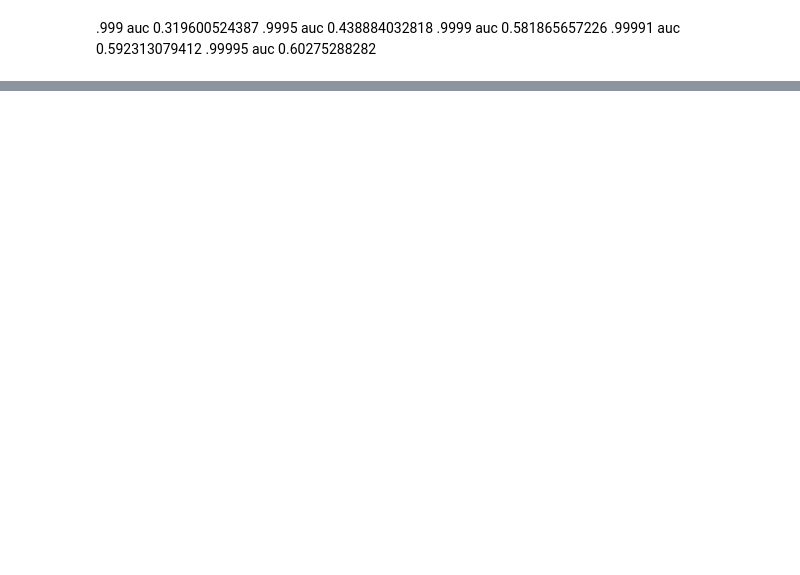
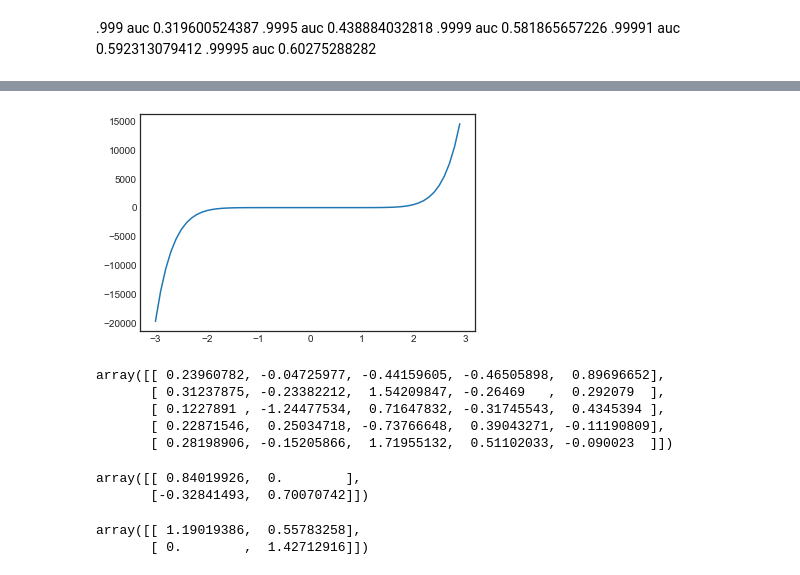
Before and after one commit to NekuSakuraba/machine-learning, a Jupyter notebook: projects/capstone/project/Project Development.ipynb, the cells around one changed output, grey strips where cells are left out. Saved outputs shown, nothing was run; the diff lists cells and outputs as text; code cells hidden in the pictures; blank space fills up the shorter version.

```diff
--- a/projects/capstone/project/Project Development.ipynb
+++ b/projects/capstone/project/Project Development.ipynb
@@ -891,0 +1269,14 @@ plt.show()
+# %%
+l = np.arange(-3, 3, .1, dtype=float)
+plt.plot(l, l**9)
+plt.show()
+# %% [output]
+[figure, added]
+# %%
+X_resampled[:5,:]
+# %% [output]
+array([[ 0.23960782, -0.04725977, -0.44159605, -0.46505898,  0.89696652],
+       [ 0.31237875, -0.23382212,  1.54209847, -0.26469   ,  0.292079  ],
+       [ 0.1227891 , -1.24477534,  0.71647832, -0.31745543,  0.4345394 ],
+       [ 0.22871546,  0.25034718, -0.73766648,  0.39043271, -0.11190809],
+       [ 0.28198906, -0.15205866,  1.71955132,  0.51102033, -0.090023  ]])
@@ -891,0 +1290,11 @@ plt.show()
+# %%
+chol = cholesky(cov, lower=True)
+chol
+# %% [output]
+array([[ 0.84019926,  0.        ],
+       [-0.32841493,  0.70070742]])
+# %%
+solve_triangular(chol, np.eye(2), lower=True).T
+# %% [output]
+array([[ 1.19019386,  0.55783258],
+       [ 0.        ,  1.42712916]])
```
Also changed, not shown: parts of 59 cells of this notebook, 2 other files.
